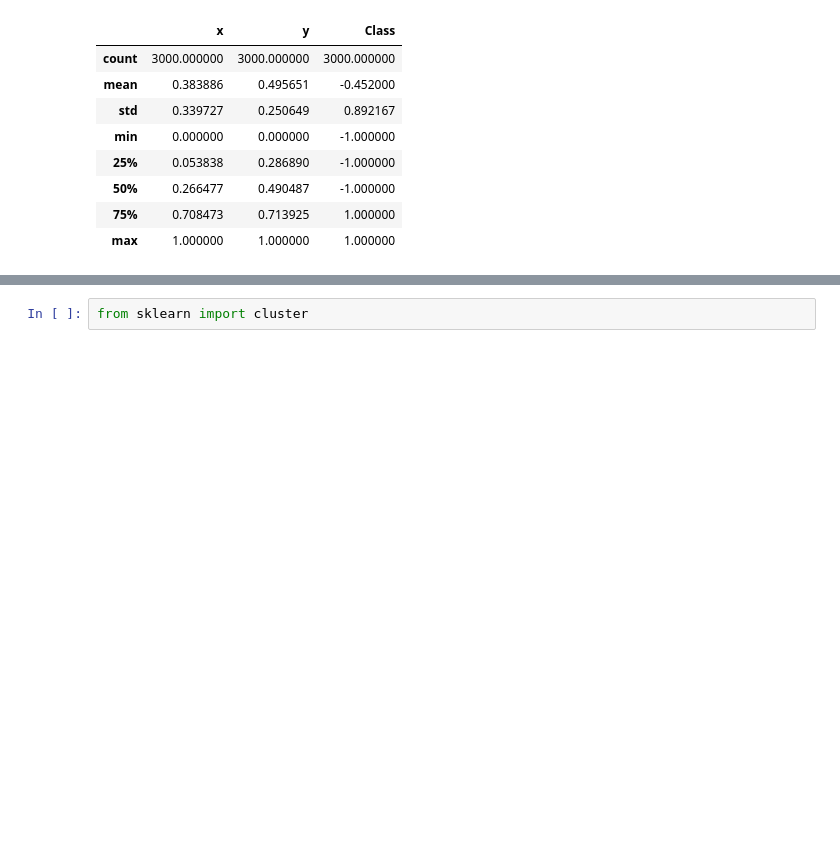
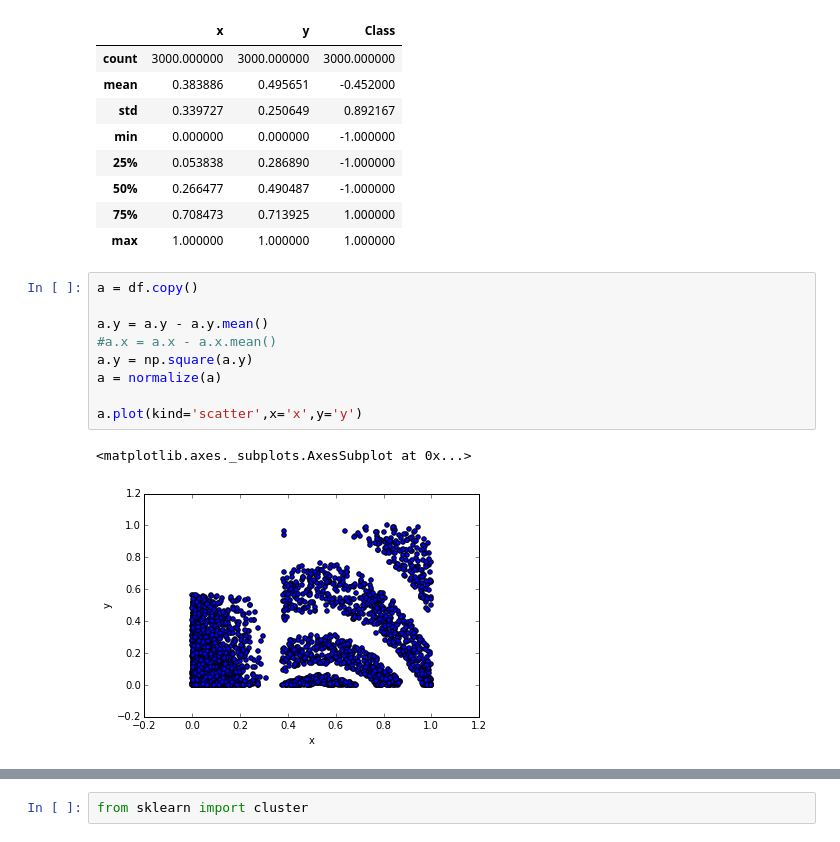
Before and after one commit to du-phan/AI_project, a Jupyter notebook: Kohonen_map.ipynb, the cells around one changed output, grey strips where cells are left out. Cells and saved outputs as stored; diff of their text form; blank space fills up the shorter version.

```diff
--- a/Kohonen_map.ipynb
+++ b/Kohonen_map.ipynb
@@ -149,3 +149,15 @@ df.describe()
 | 50% | 0.266477 | 0.490487 | -1.000000 |
 | 75% | 0.708473 | 0.713925 | 1.000000 |
 | max | 1.000000 | 1.000000 | 1.000000 |
+# %%
+a = df.copy()
+
+a.y = a.y - a.y.mean()
+#a.x = a.x - a.x.mean()
+a.y = np.square(a.y)
+a = normalize(a)
+
+a.plot(kind='scatter',x='x',y='y')
+# %% [output]
+<matplotlib.axes._subplots.AxesSubplot at 0x...>
+[figure, added]
```
Also changed, not shown: parts of 18 cells of this notebook, 4 other files.
